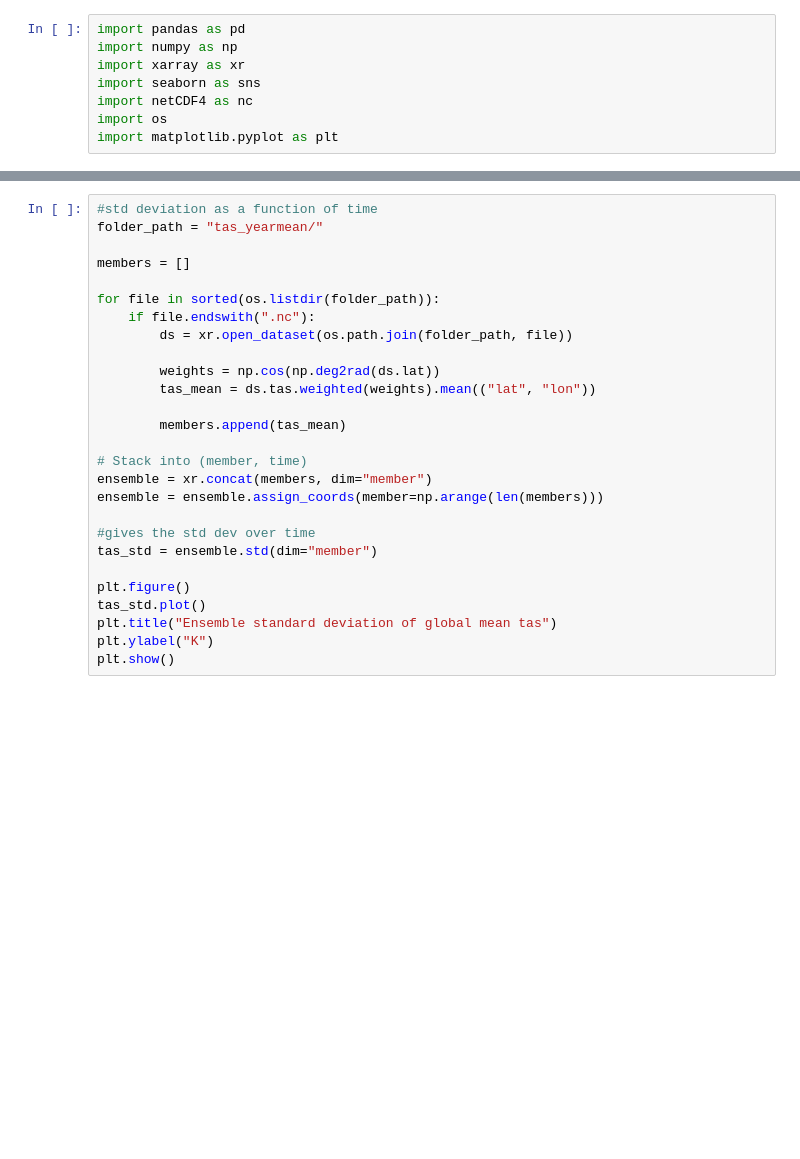
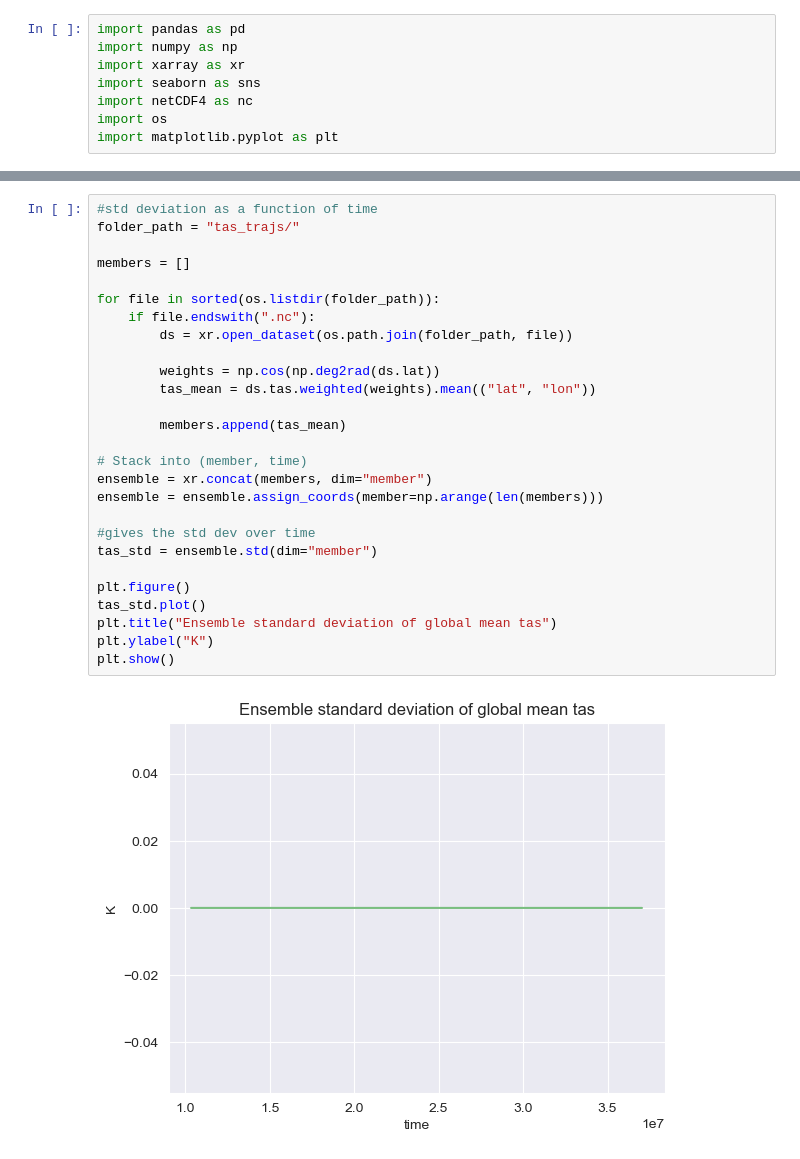
Before and after one commit to amethystaurora-robo/control_run_analysis, a Jupyter notebook: code/traj_analysis.ipynb, the cells around one changed output, grey strips where cells are left out. Saved outputs shown, nothing was run; the diff lists cells and outputs as text; blank space fills up the shorter version.

```diff
--- a/code/traj_analysis.ipynb
+++ b/code/traj_analysis.ipynb
@@ -95,27 +184,29 @@ plt.close()
 # %%
 #std deviation as a function of time
-folder_path = "tas_yearmean/"
+folder_path = "tas_trajs/"
 
 members = []
 
 for file in sorted(os.listdir(folder_path)):
     if file.endswith(".nc"):
         ds = xr.open_dataset(os.path.join(folder_path, file))
 
         weights = np.cos(np.deg2rad(ds.lat))
         tas_mean = ds.tas.weighted(weights).mean(("lat", "lon"))
 
         members.append(tas_mean)
 
 # Stack into (member, time)
 ensemble = xr.concat(members, dim="member")
 ensemble = ensemble.assign_coords(member=np.arange(len(members)))
 
 #gives the std dev over time
 tas_std = ensemble.std(dim="member")
 
 plt.figure()
 tas_std.plot()
 plt.title("Ensemble standard deviation of global mean tas")
 plt.ylabel("K")
 plt.show()
+# %% [output]
+[figure, added]
```
Also changed, not shown: parts of 12 cells of this notebook.
